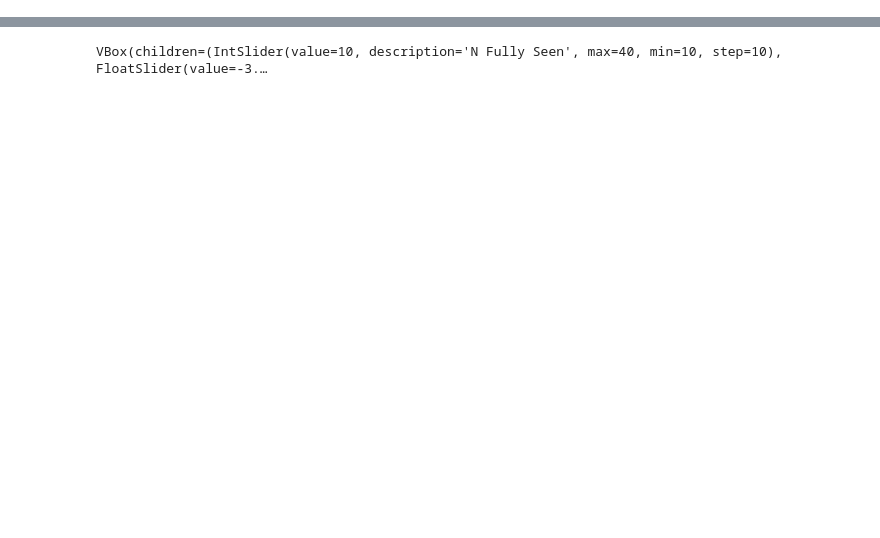
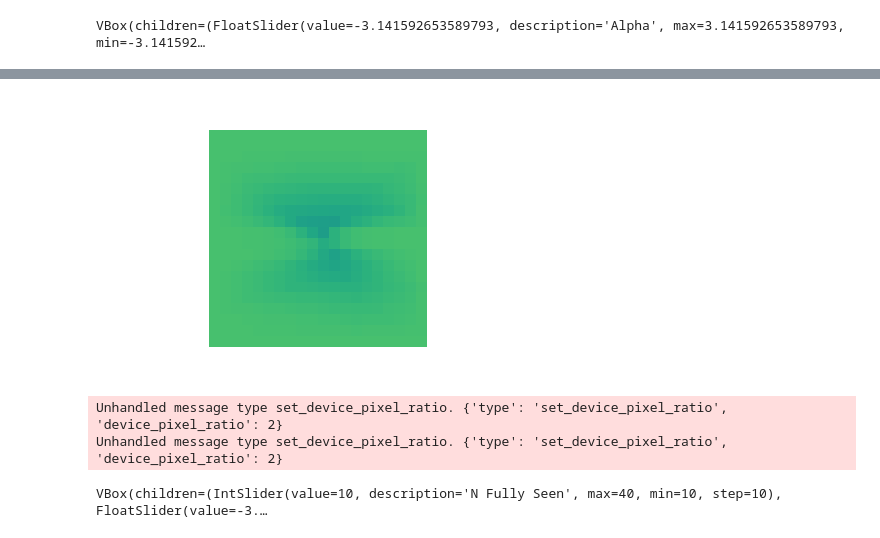
Before and after one commit to avicooper1/OOD_Orientation_Generalization, a Jupyter notebook: demo/demo.ipynb, the cells around one changed output, grey strips where cells are left out. Saved outputs shown, nothing was run; the diff lists cells and outputs as text; code cells hidden in the pictures; blank space fills up the shorter version.

Commit message:
Simplified code to control alpha and data_div. Started work on combined prediction heat map interactive visualizations

```diff
--- a/demo/demo.ipynb
+++ b/demo/demo.ipynb
@@ -43 +46,21 @@ from tools import *
+# %%
+def get_heatmap_cell_ranges(num_cubelets):
+    assert num_cubelets % 2 == 0
+    assert num_cubelets % 2 == 0
+
+    longtitude = num_cubelets + 1
+    latitude = num_cubelets // 2
+    r = 1
+
+    dim0, delta_theta = np.linspace(-np.pi, np.pi, longtitude, retstep=True)
+    delta_S = delta_theta / latitude
+
+    dim1 = 1-np.arange(2*latitude+1) * delta_S / (r**2 * delta_theta)
+    dim1 =  np.arccos(dim1)
+    dim1 = (dim1 - (np.pi / 2))
+
+    dim2 = np.linspace(-np.pi, np.pi, num_cubelets + 1)
+
+
+    return dim0, dim1, dim2
 # %%
@@ -108,0 +152,4 @@ def show_exp_cubes(cubes):
+# %%
+show_pred_component(E)
+# %% [output]
+VBox(children=(FloatSlider(value=-3.141592653589793, description='Alpha', max=3.141592653589793, min=-3.141592…
@@ -108,0 +157,3 @@ def show_exp_cubes(cubes):
+[figure, added]
+Unhandled message type set_device_pixel_ratio. {'type': 'set_device_pixel_ratio', 'device_pixel_ratio': 2}
+Unhandled message type set_device_pixel_ratio. {'type': 'set_device_pixel_ratio', 'device_pixel_ratio': 2}
```
Also changed, not shown: parts of 15 cells of this notebook.
